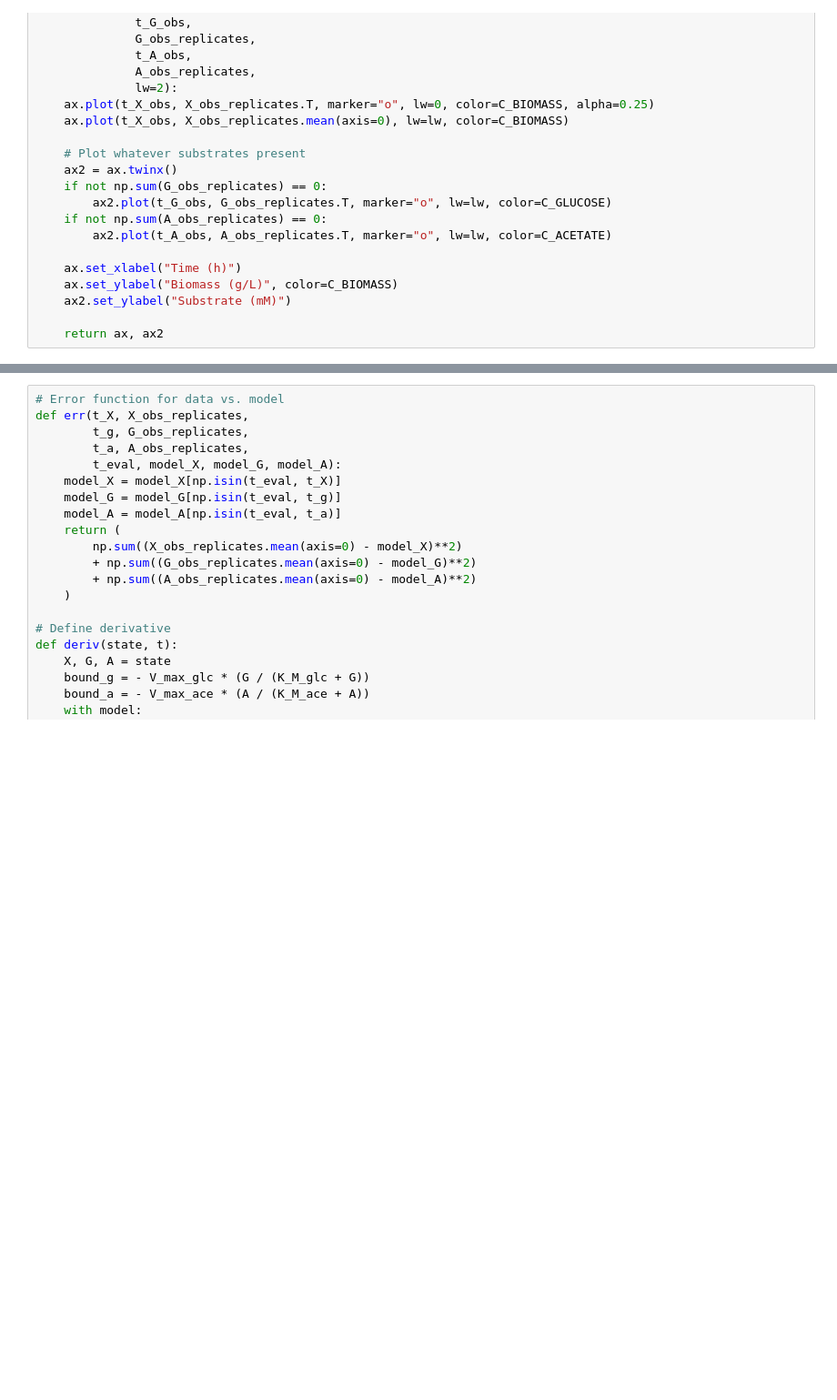
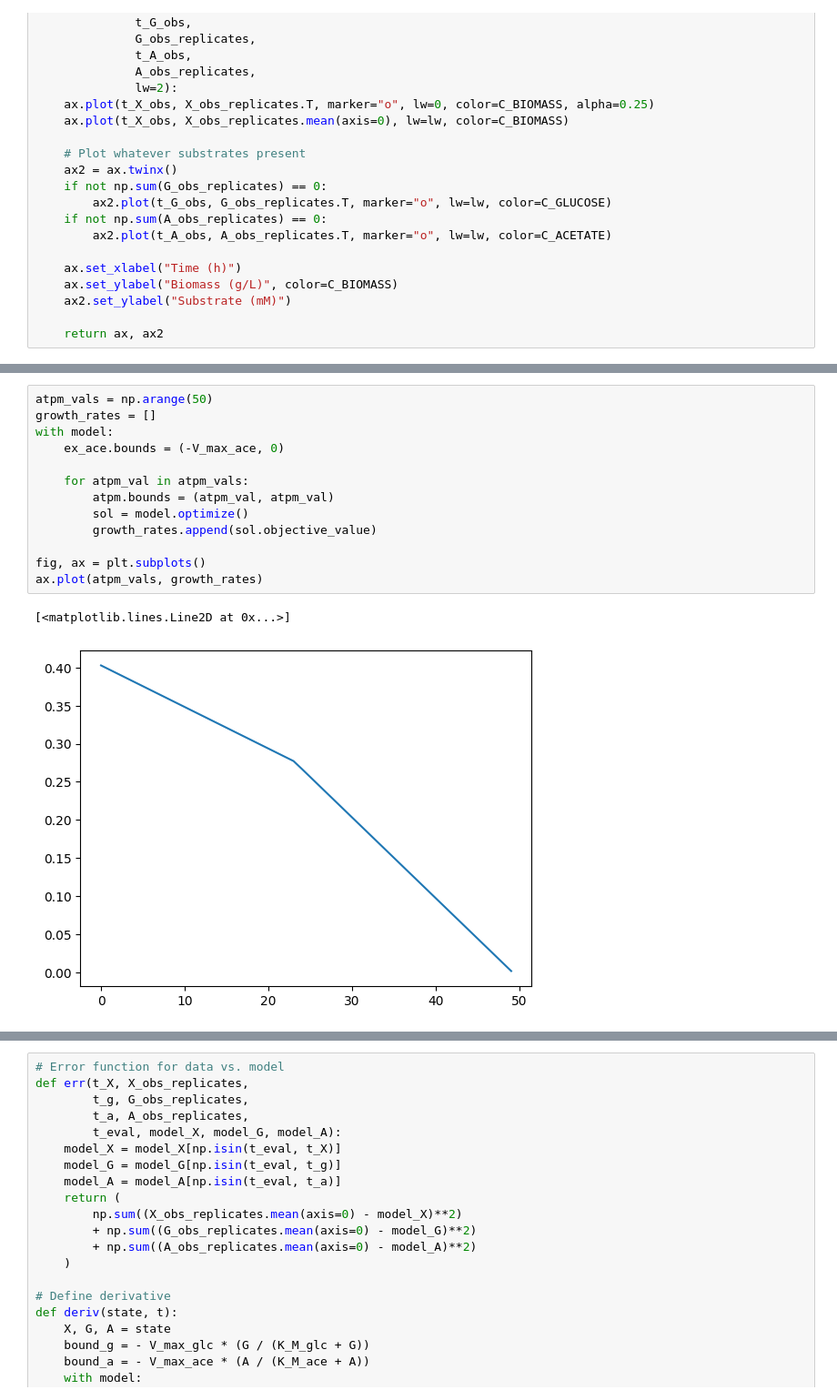
Before and after one commit to C-CoMP-STC/rpom-fba, a Jupyter notebook: experiments/dFBA.ipynb, the cells around one changed output, grey strips where cells are left out. Shown at 91% size. Cells and saved outputs as stored; diff of their text form; blank space fills up the shorter version.

```diff
--- a/experiments/dFBA.ipynb
+++ b/experiments/dFBA.ipynb
@@ -119,3 +153,19 @@ for (g, a), dat in data.items():
+# %%
+atpm_vals = np.arange(50)
+growth_rates = []
+with model:
+    ex_ace.bounds = (-V_max_ace, 0)
+
+    for atpm_val in atpm_vals:
+        atpm.bounds = (atpm_val, atpm_val)
+        sol = model.optimize()
+        growth_rates.append(sol.objective_value)
+
+fig, ax = plt.subplots()
+ax.plot(atpm_vals, growth_rates)
+# %% [output]
+[<matplotlib.lines.Line2D at 0x...>]
+[figure, added]
 # %%
 keys = list(data.keys())
 
```
Also changed, not shown: parts of 5 cells of this notebook, 13 other files.
